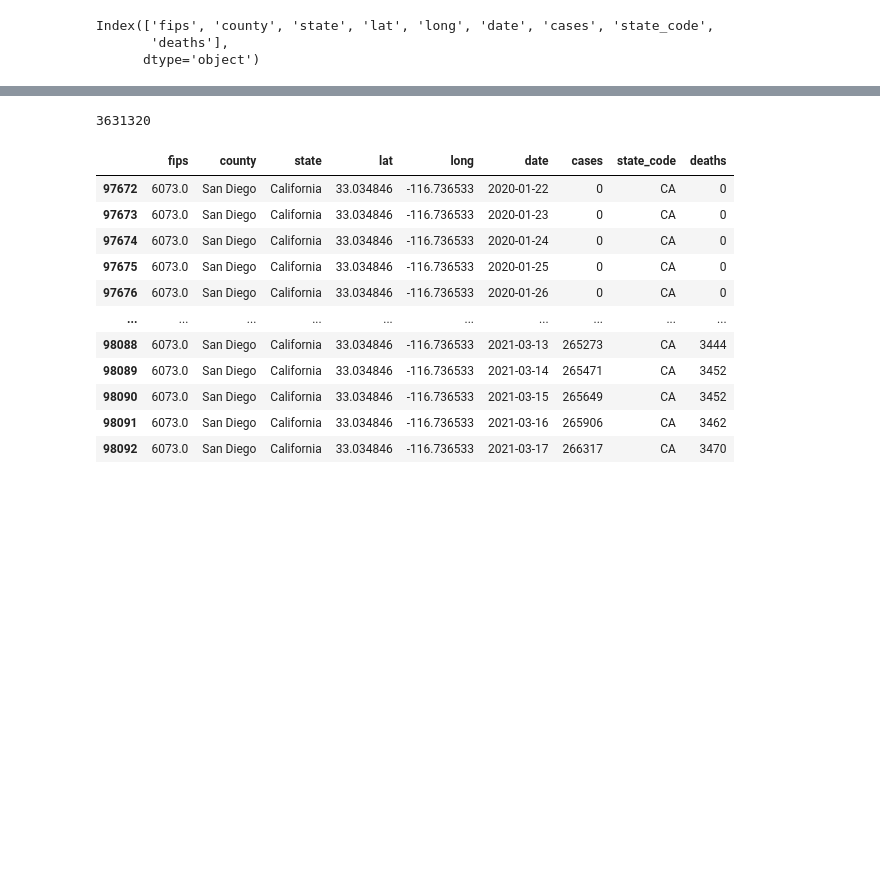
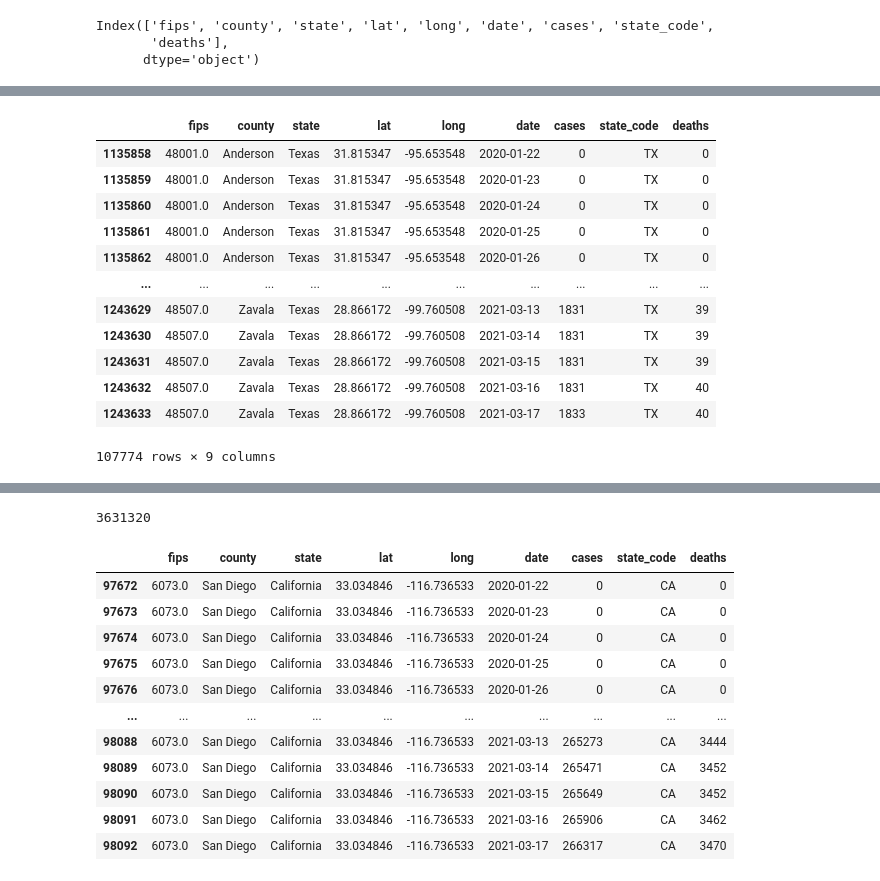
Before and after one commit to kitty-cat-catania/activity-, a Jupyter notebook: covidmap(darren).ipynb, the cells around one changed output, grey strips where cells are left out. Drawn from its saved outputs; the diff is of its cells as text; code cells hidden in the pictures; blank space fills up the shorter version.

```diff
--- a/covidmap(darren).ipynb
+++ b/covidmap(darren).ipynb
@@ -243,0 +164,12 @@ california, = plt.plot(time, statecases, color="red", label="California")
+# %%
+def getstatedf (statename):
+    df = nozeros_counties_df.loc[nozeros_counties_df['state'] == statename]
+    return df
+# %%
+all_of_cali_df = getstatedf('California')
+all_of_texas_df = getstatedf('Texas')
+all_of_florida_df = getstatedf('Florida')
+all_of_newyork_df = getstatedf('New York')
+all_of_illinois_df = getstatedf('Illinois')
+all_of_georgia_df = getstatedf('Georgia')
+all_of_ohio_df = getstatedf('Ohio')
@@ -243,0 +264,16 @@ california, = plt.plot(time, statecases, color="red", label="California")
+# %%
+all_of_texas_df
+# %% [output]
+|  | fips | county | state | lat | long | date | cases | state_code | deaths |
+| 1135858 | 48001.0 | Anderson | Texas | 31.815347 | -95.653548 | 2020-01-22 | 0 | TX | 0 |
+| 1135859 | 48001.0 | Anderson | Texas | 31.815347 | -95.653548 | 2020-01-23 | 0 | TX | 0 |
+| 1135860 | 48001.0 | Anderson | Texas | 31.815347 | -95.653548 | 2020-01-24 | 0 | TX | 0 |
+| 1135861 | 48001.0 | Anderson | Texas | 31.815347 | -95.653548 | 2020-01-25 | 0 | TX | 0 |
+| 1135862 | 48001.0 | Anderson | Texas | 31.815347 | -95.653548 | 2020-01-26 | 0 | TX | 0 |
+| ... | ... | ... | ... | ... | ... | ... | ... | ... | ... |
+| 1243629 | 48507.0 | Zavala | Texas | 28.866172 | -99.760508 | 2021-03-13 | 1831 | TX | 39 |
+| 1243630 | 48507.0 | Zavala | Texas | 28.866172 | -99.760508 | 2021-03-14 | 1831 | TX | 39 |
+| 1243631 | 48507.0 | Zavala | Texas | 28.866172 | -99.760508 | 2021-03-15 | 1831 | TX | 39 |
+| 1243632 | 48507.0 | Zavala | Texas | 28.866172 | -99.760508 | 2021-03-16 | 1831 | TX | 40 |
+| 1243633 | 48507.0 | Zavala | Texas | 28.866172 | -99.760508 | 2021-03-17 | 1833 | TX | 40 |
+107774 rows × 9 columns
```
Also changed, not shown: parts of 16 cells of this notebook, 1 other file.
